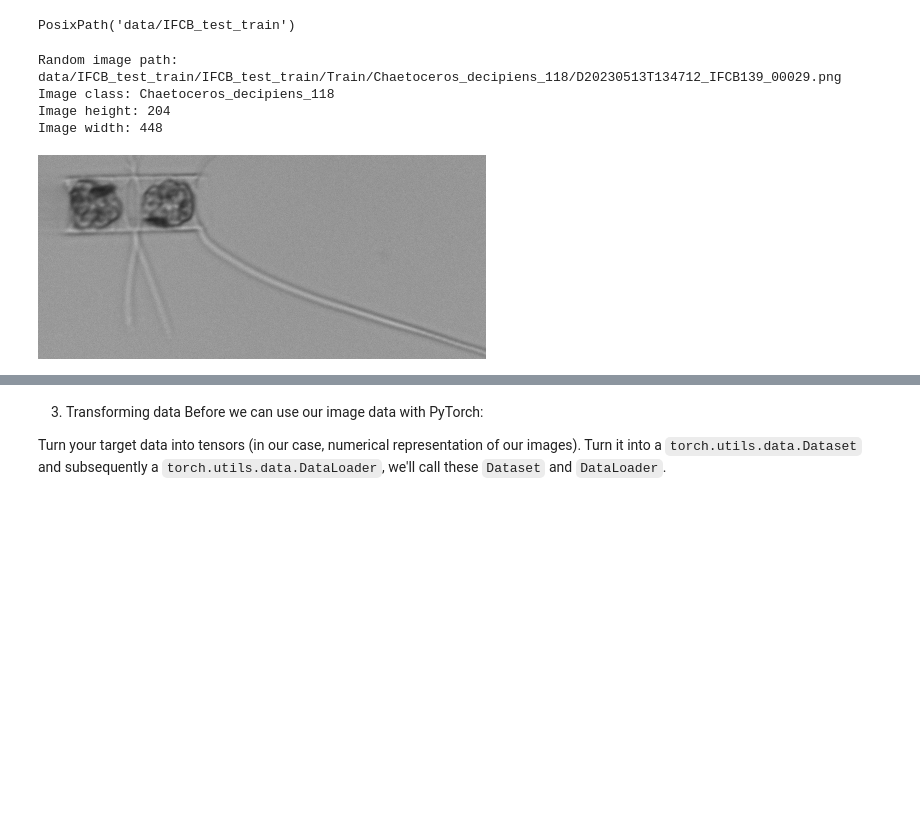
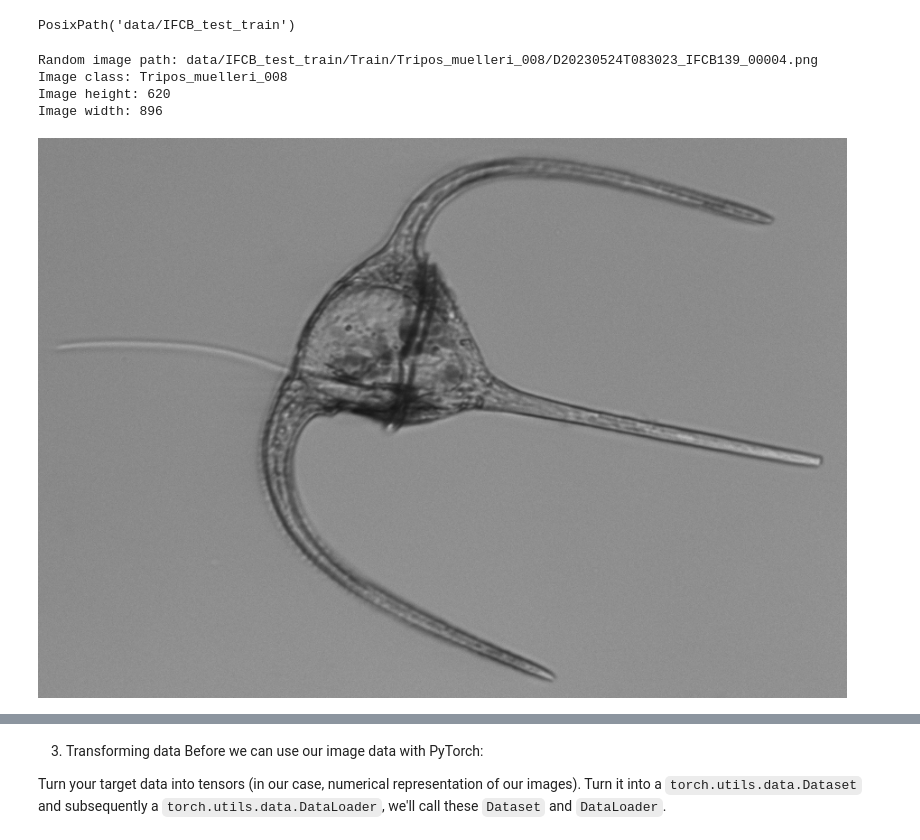
Before and after one commit to maritnorli/IFCB_CNN_Classify, a Jupyter notebook: Train_test_IFCB.ipynb, the cells around one changed output, grey strips where cells are left out. Cells and saved outputs as stored; diff of their text form; code cells hidden in the pictures; blank space fills up the shorter version.

```diff
--- a/Train_test_IFCB.ipynb
+++ b/Train_test_IFCB.ipynb
@@ -90,35 +93,35 @@ PosixPath('data/IFCB_test_train')
 # %%
 import random
 from PIL import Image
 
 # Set seed
 # random.seed(42)
 
-# 1. Get all image paths to folders in image_path + */*/*/*
-image_path_list = list(image_path.glob("*/*/*/*.png")) #glob together all of the files that
+# 1. Get all image paths to folders in image_path + */*/*
+image_path_list = list(image_path.glob("*/*/*.png")) #glob together all of the files that
 #image_path_list #use this to check there are images in paths
 
 # 2. Pick a random image path
 random_image_path = random.choice(image_path_list)
 
 # 3. Get image class from path name (the image class is the name of the directory where the image is stored)
 image_class = random_image_path.parent.stem
 
 # 4. Open image
 img = Image.open(random_image_path) #this image.open will error if image is corrupt, can be used for dataset cleaning
 
 # 5. Print metadata
 print(f"Random image path: {random_image_path}")
 print(f"Image class: {image_class}")
 print(f"Image height: {img.height}")
 print(f"Image width: {img.width}")
 img
 # %% [output]
-Random image path: data/IFCB_test_train/IFCB_test_train/Train/Chaetoceros_decipiens_118/D20230513T134712_IFCB139_00029.png
-Image class: Chaetoceros_decipiens_118
-Image height: 204
-Image width: 448
+Random image path: data/IFCB_test_train/Train/Tripos_muelleri_008/D20230524T083023_IFCB139_00004.png
+Image class: Tripos_muelleri_008
+Image height: 620
+Image width: 896
-[figure, old version]
+[figure, new version]
 # %%
 import numpy as np
 import matplotlib.pyplot as plt
```
Also changed, not shown: parts of 6 cells of this notebook.
